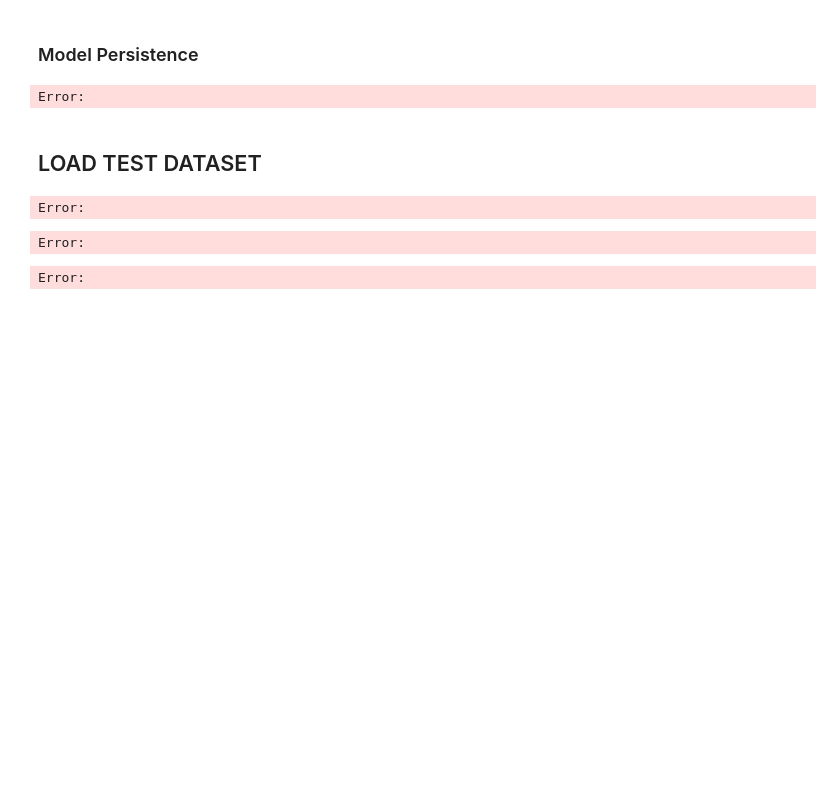
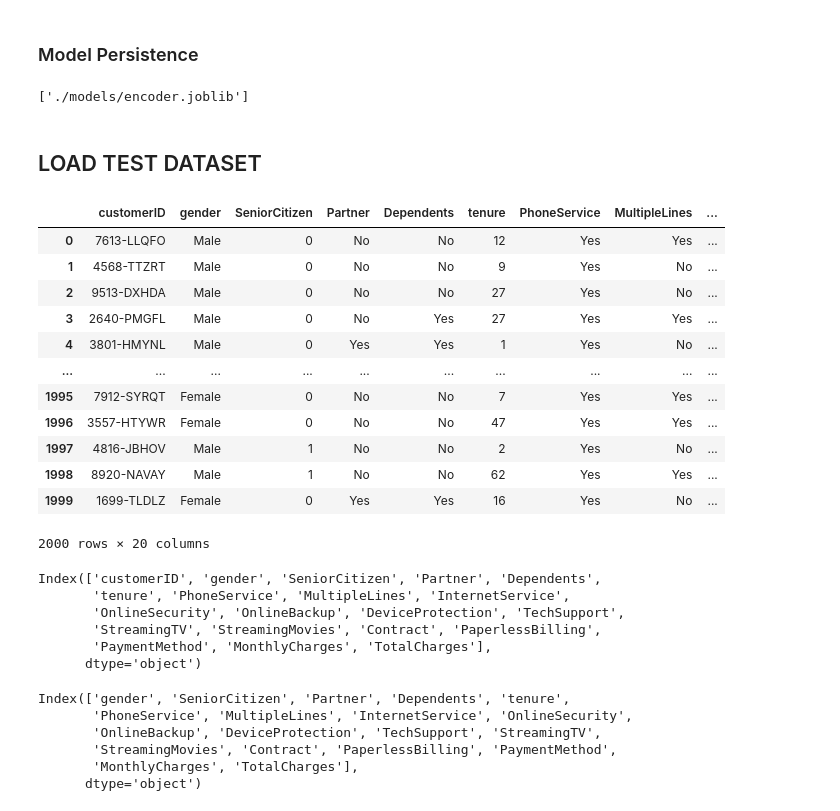
Before and after one commit to prynz-eyram/LP2-Classification-Project, a Jupyter notebook: notebook .ipynb, the cells around one changed output. Cells and saved outputs as stored; diff of their text form; code cells hidden in the pictures; blank space fills up the shorter version.

```diff
--- a/notebook .ipynb
+++ b/notebook .ipynb
@@ -990,27 +1393,49 @@ Error:
 # %% [markdown]
 ### Model Persistence
 # %%
+import os
+
+# Create the directory if it doesn't exist
+os.makedirs('./models/', exist_ok=True)
+
 import joblib
 
 joblib.dump(logistic_pipeline, './models/finished_model.joblib')
 
 joblib.dump(label_encoder, './models/encoder.joblib')
 # %% [output]
-Error:
+['./models/encoder.joblib']
 # %% [markdown]
 ## LOAD TEST DATASET
 # %%
 
 # Load the new test data from Excel
-test_data = pd.read_excel('LP2_Test_Dataset_Telco-churn-last-2000.xlsx')
+test_data = pd.read_excel('Telco-churn-last-2000.xlsx')
 test_data
 # %% [output]
+|  | customerID | gender | SeniorCitizen | Partner | Dependents | tenure | PhoneService | MultipleLines | ... |
+| 0 | 7613-LLQFO | Male | 0 | No | No | 12 | Yes | Yes | ... |
+| 1 | 4568-TTZRT | Male | 0 | No | No | 9 | Yes | No | ... |
+| 2 | 9513-DXHDA | Male | 0 | No | No | 27 | Yes | No | ... |
+| 3 | 2640-PMGFL | Male | 0 | No | Yes | 27 | Yes | Yes | ... |
+| 4 | 3801-HMYNL | Male | 0 | Yes | Yes | 1 | Yes | No | ... |
+| ... | ... | ... | ... | ... | ... | ... | ... | ... | ... |
+| 1995 | 7912-SYRQT | Female | 0 | No | No | 7 | Yes | Yes | ... |
+| 1996 | 3557-HTYWR | Female | 0 | No | No | 47 | Yes | Yes | ... |
+| 1997 | 4816-JBHOV | Male | 1 | No | No | 2 | Yes | No | ... |
+| 1998 | 8920-NAVAY | Male | 1 | No | No | 62 | Yes | Yes | ... |
+| 1999 | 1699-TLDLZ | Female | 0 | Yes | Yes | 16 | Yes | No | ... |
-Error:
+2000 rows × 20 columns
 # %%
 # viewing column names
 test_data.columns
 # %% [output]
-Error:
+Index(['customerID', 'gender', 'SeniorCitizen', 'Partner', 'Dependents',
+       'tenure', 'PhoneService', 'MultipleLines', 'InternetService',
+       'OnlineSecurity', 'OnlineBackup', 'DeviceProtection', 'TechSupport',
+       'StreamingTV', 'StreamingMovies', 'Contract', 'PaperlessBilling',
+       'PaymentMethod', 'MonthlyCharges', 'TotalCharges'],
+      dtype='object')
 # %%
 # Drop 'customerID' column
 test_data.drop('customerID', axis=1, inplace=True)
@@ -1018,7 +1443,12 @@ test_data.drop('customerID', axis=1, inplace=True)
 # Verify changes
 test_data.columns
 # %% [output]
-Error:
+Index(['gender', 'SeniorCitizen', 'Partner', 'Dependents', 'tenure',
+       'PhoneService', 'MultipleLines', 'InternetService', 'OnlineSecurity',
+       'OnlineBackup', 'DeviceProtection', 'TechSupport', 'StreamingTV',
+       'StreamingMovies', 'Contract', 'PaperlessBilling', 'PaymentMethod',
+       'MonthlyCharges', 'TotalCharges'],
+      dtype='object')
 # %%
 test_data.info()
 # %% [output]
```
Also changed, not shown: parts of 66 cells of this notebook, 5 other files.
